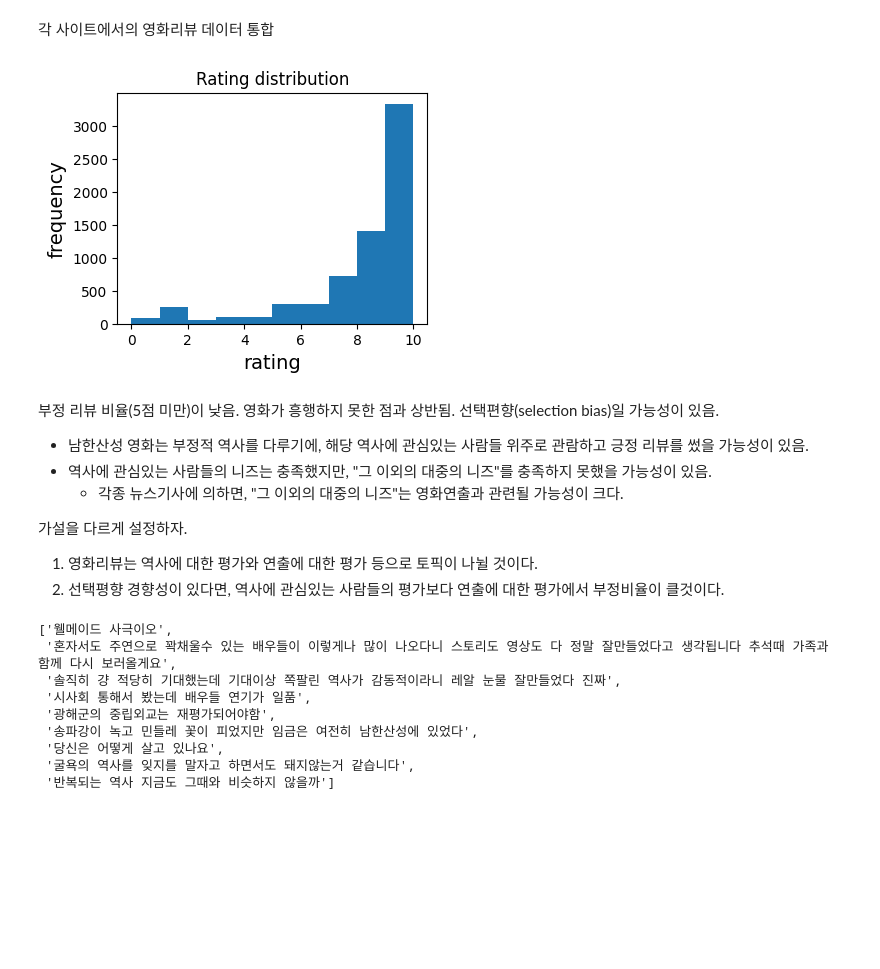
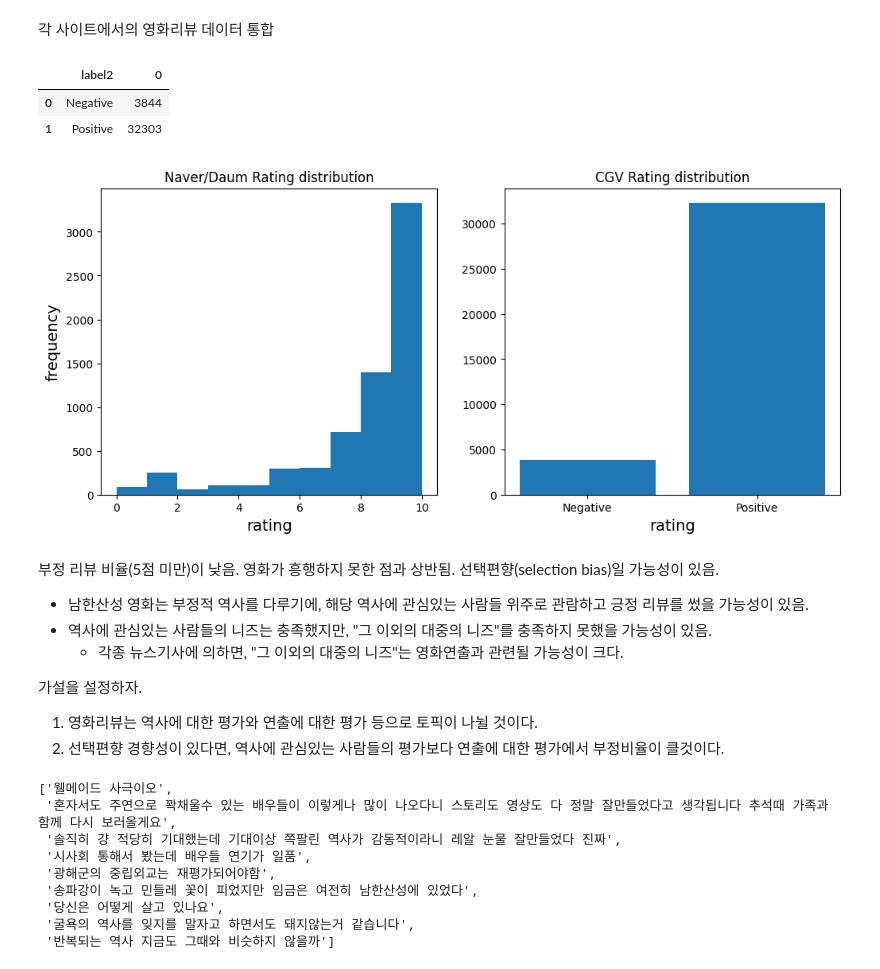
Before and after one commit to jinwu99/Text-mining-and-Sentiment-analysis, a Jupyter notebook: Sentiment Analysis/Movie_review_analysis.ipynb, the cells around one changed output. Saved outputs shown, nothing was run; the diff lists cells and outputs as text; code cells hidden in the pictures; blank space fills up the shorter version.

```diff
--- a/Sentiment Analysis/Movie_review_analysis.ipynb
+++ b/Sentiment Analysis/Movie_review_analysis.ipynb
@@ -31,18 +31,32 @@ data.rename(columns = {'user' : 'id'}, inplace = True)
 data['label'] = 1
 data.loc[data['rating']<5,'label'] = 0
 data['document'] = data['document'].str.replace("[^ㄱ-ㅎㅏ-ㅣ가-힣 ]","")
+# %%
+cgv['label2'] = 'Negative'
+cgv.loc[cgv['label']==1,'label2'] = 'Positive'
+pos_neg_dist = cgv.groupby('label2').size().reset_index()
+pos_neg_dist
+# %% [output]
+|  | label2 | 0 |
+| 0 | Negative | 3844 |
+| 1 | Positive | 32303 |
 # %%
 import matplotlib.pyplot as plt
 
-fig = plt.figure(figsize=(4,3))
-plt.hist(data['rating'],bins=10)
-plt.title('Rating distribution')
-plt.xlabel('rating',fontdict={'size': 14})
-plt.ylabel('frequency',fontdict={'size': 14})
+fig, ax = plt.subplots(1,2,figsize=(12,5))
+
+ax[0].hist(data['rating'],bins=10)
+ax[0].set_title('Naver/Daum Rating distribution')
+ax[0].set_xlabel('rating',fontdict={'size': 14})
+ax[0].set_ylabel('frequency',fontdict={'size': 14})
+
+ax[1].bar(pos_neg_dist['label2'],pos_neg_dist[0])
+ax[1].set_title('CGV Rating distribution')
+ax[1].set_xlabel('rating',fontdict={'size': 14})
 plt.show()
 # Selection bias
 # %% [output]
-[figure, old version]
+[figure, new version]
 # %% [markdown]
 부정 리뷰 비율(5점 미만)이 낮음. 영화가 흥행하지 못한 점과 상반됨.
 선택편향(selection bias)일 가능성이 있음.
@@ -50,9 +64,9 @@ plt.show()
 * 역사에 관심있는 사람들의 니즈는 충족했지만, "그 이외의 대중의 니즈"를 충족하지 못했을 가능성이 있음.
     * 각종 뉴스기사에 의하면, "그 이외의 대중의 니즈"는 영화연출과 관련될 가능성이 크다.
 
-가설을 다르게 설정하자.
+가설을 설정하자.
 1. 영화리뷰는 역사에 대한 평가와 연출에 대한 평가 등으로 토픽이 나뉠 것이다.
-2. 선택평향 경향성이 있다면, 역사에 관심있는 사람들의 평가보다 연출에 대한 평가에서 부정비율이 클것이다.
+2. 선택편향 경향성이 있다면, 역사에 관심있는 사람들의 평가보다 연출에 대한 평가에서 부정비율이 클것이다.
 # %%
 data.drop(columns=['rating'],inplace=True)
 data = pd.concat([data,cgv],ignore_index=True)
```
Also changed, not shown: parts of 4 cells of this notebook.
